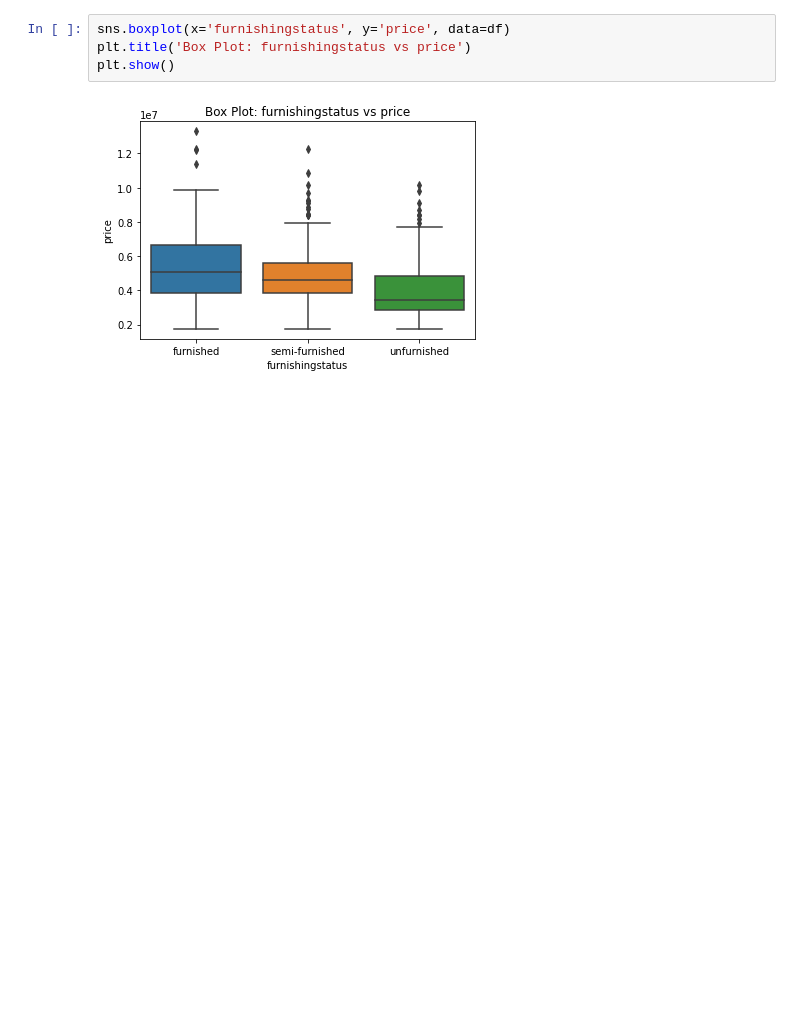
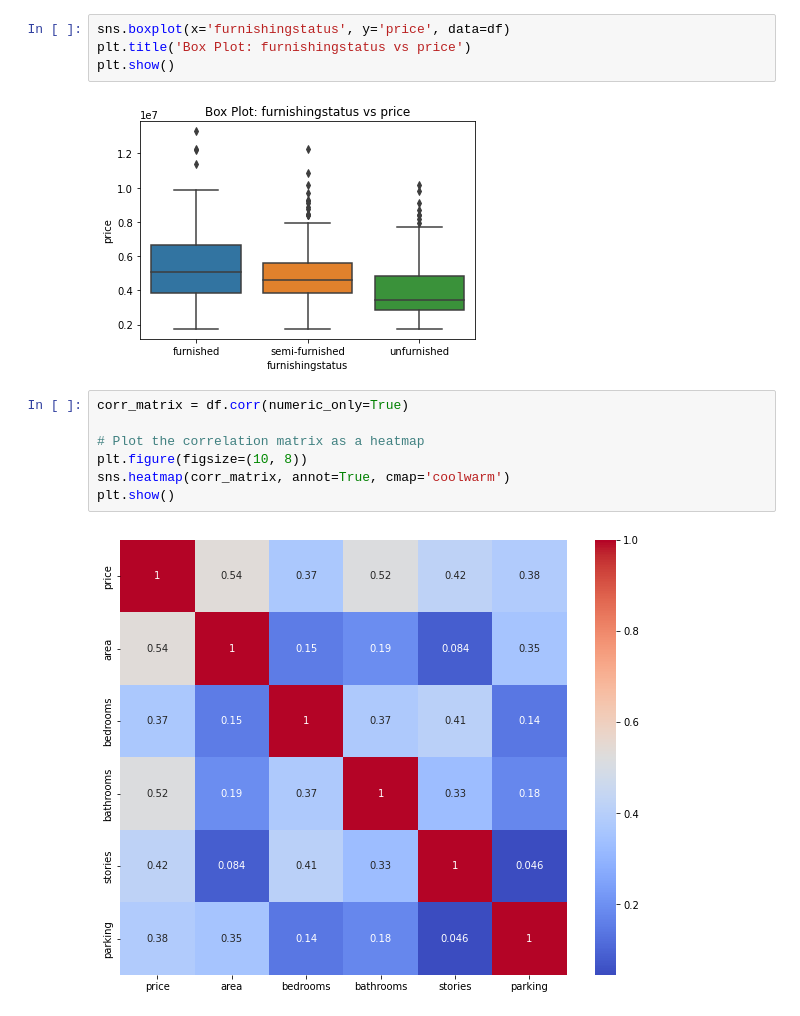
Before and after one commit to nikitazhuikov/Kaggle, a Jupyter notebook: Kaggle_housing.ipynb, the cells around one changed output. Cells and saved outputs as stored; diff of their text form; blank space fills up the shorter version.

```diff
--- a/Kaggle_housing.ipynb
+++ b/Kaggle_housing.ipynb
@@ -180,3 +180,12 @@ plt.title('Box Plot: furnishingstatus vs price')
 plt.show()
 # %% [output]
 [figure]
+# %%
+corr_matrix = df.corr(numeric_only=True)
+
+# Plot the correlation matrix as a heatmap
+plt.figure(figsize=(10, 8))
+sns.heatmap(corr_matrix, annot=True, cmap='coolwarm')
+plt.show()
+# %% [output]
+[figure, added]
```
Also changed, not shown: parts of 7 cells of this notebook.
